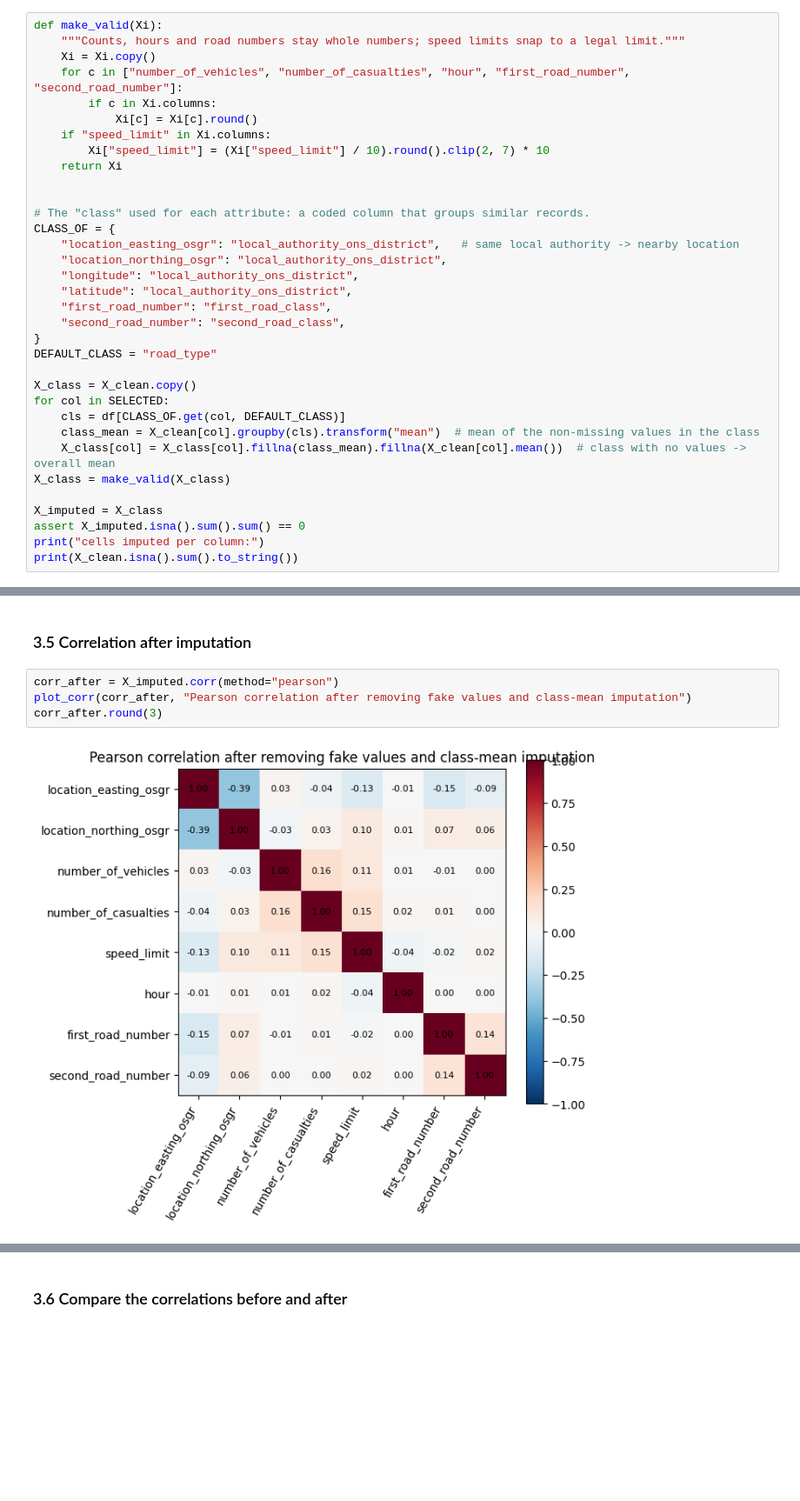
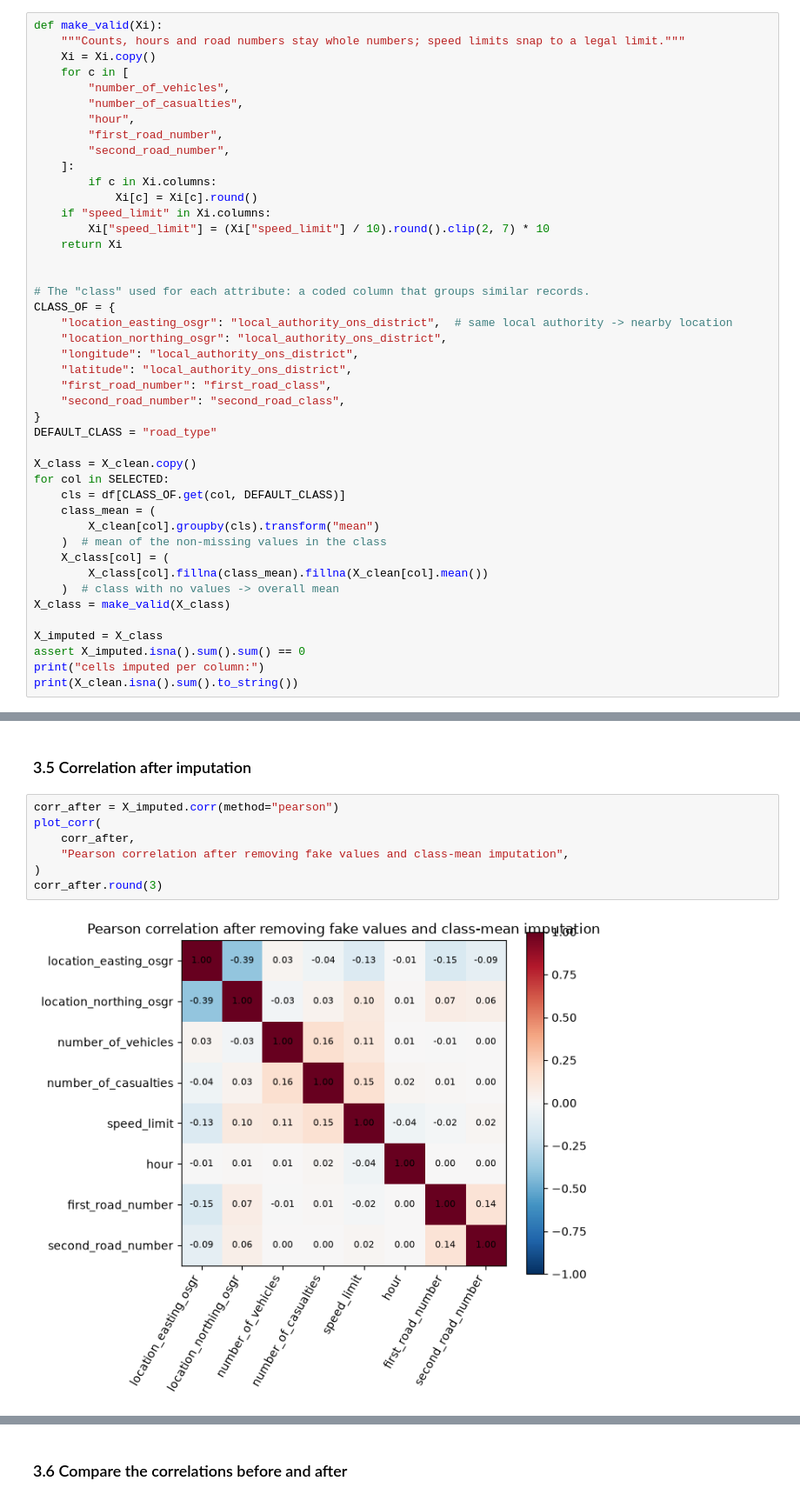
Before and after one commit to OssamaSijbesma/uu-data-wrangling-assignments, a Jupyter notebook: assignment-2/assignment.ipynb, the cells around one changed output, grey strips where cells are left out. Shown at 87% size. Saved outputs shown, nothing was run; the diff lists cells and outputs as text; blank space fills up the shorter version.

Commit message:
chore: Run the entire code and clean

```diff
--- a/assignment-2/assignment.ipynb
+++ b/assignment-2/assignment.ipynb
@@ -867,7 +991,13 @@ Each null is filled with the mean of that attribute over the records in the same
 def make_valid(Xi):
     """Counts, hours and road numbers stay whole numbers; speed limits snap to a legal limit."""
     Xi = Xi.copy()
-    for c in ["number_of_vehicles", "number_of_casualties", "hour", "first_road_number", "second_road_number"]:
+    for c in [
+        "number_of_vehicles",
+        "number_of_casualties",
+        "hour",
+        "first_road_number",
+        "second_road_number",
+    ]:
         if c in Xi.columns:
             Xi[c] = Xi[c].round()
     if "speed_limit" in Xi.columns:
@@ -877,7 +1007,7 @@ def make_valid(Xi):
 
 # The "class" used for each attribute: a coded column that groups similar records.
 CLASS_OF = {
-    "location_easting_osgr": "local_authority_ons_district",   # same local authority -> nearby location
+    "location_easting_osgr": "local_authority_ons_district",  # same local authority -> nearby location
     "location_northing_osgr": "local_authority_ons_district",
     "longitude": "local_authority_ons_district",
     "latitude": "local_authority_ons_district",
@@ -889,8 +1019,12 @@ DEFAULT_CLASS = "road_type"
 X_class = X_clean.copy()
 for col in SELECTED:
     cls = df[CLASS_OF.get(col, DEFAULT_CLASS)]
-    class_mean = X_clean[col].groupby(cls).transform("mean")  # mean of the non-missing values in the class
-    X_class[col] = X_class[col].fillna(class_mean).fillna(X_clean[col].mean())  # class with no values -> overall mean
+    class_mean = (
+        X_clean[col].groupby(cls).transform("mean")
+    )  # mean of the non-missing values in the class
+    X_class[col] = (
+        X_class[col].fillna(class_mean).fillna(X_clean[col].mean())
+    )  # class with no values -> overall mean
 X_class = make_valid(X_class)
 
 X_imputed = X_class
@@ -914,10 +1052,13 @@ X_mean = pd.DataFrame(SimpleImputer(strategy="mean").fit_transform(X_clean), col
 ### 3.5 Correlation after imputation
 # %%
 corr_after = X_imputed.corr(method="pearson")
-plot_corr(corr_after, "Pearson correlation after removing fake values and class-mean imputation")
+plot_corr(
+    corr_after,
+    "Pearson correlation after removing fake values and class-mean imputation",
+)
 corr_after.round(3)
 # %% [output]
-[figure, old version]
+[figure, new version]
 |  | location_easting_osgr | location_northing_osgr | number_of_vehicles | number_of_casualties | speed_limit | ... |
 | location_easting_osgr | 1.000 | -0.392 | 0.028 | -0.040 | -0.134 | ... |
 | location_northing_osgr | -0.392 | 1.000 | -0.029 | 0.034 | 0.098 | ... |
```
Also changed, not shown: parts of 27 cells of this notebook, 3 other files.
